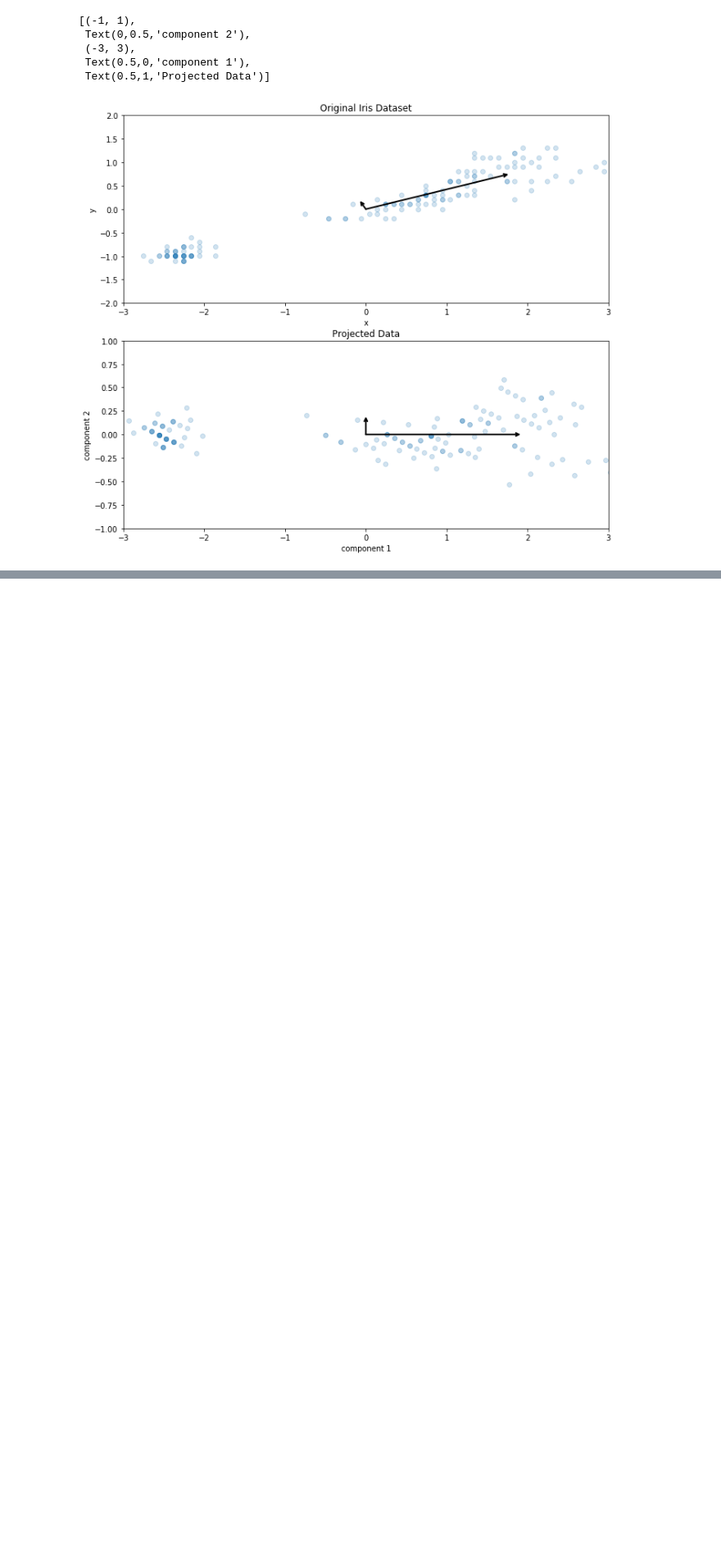
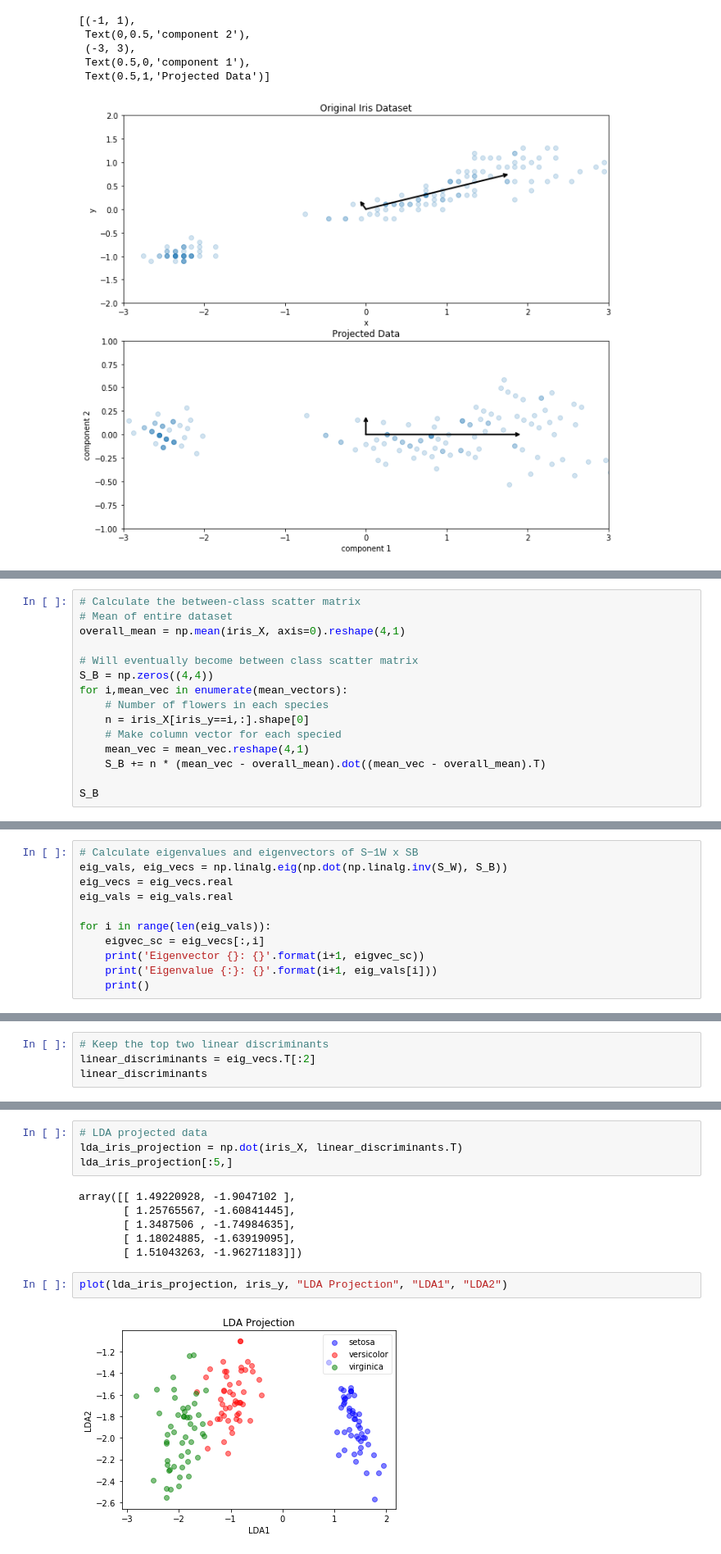
Before and after one commit to yungshun317/feature-transformation, a Jupyter notebook: the_iris_dataset.ipynb, the cells around one changed output, grey strips where cells are left out. Shown at 82% size. Drawn from its saved outputs; the diff is of its cells as text; blank space fills up the shorter version.

```diff
--- a/the_iris_dataset.ipynb
+++ b/the_iris_dataset.ipynb
@@ -445,0 +493,15 @@ ax[1].set(xlabel='component 1', ylabel='component 2',
+# %%
+# Calculate the between-class scatter matrix
+# Mean of entire dataset
+overall_mean = np.mean(iris_X, axis=0).reshape(4,1)
+
+# Will eventually become between class scatter matrix
+S_B = np.zeros((4,4))
+for i,mean_vec in enumerate(mean_vectors):
+    # Number of flowers in each species
+    n = iris_X[iris_y==i,:].shape[0]
+    # Make column vector for each specied
+    mean_vec = mean_vec.reshape(4,1)
+    S_B += n * (mean_vec - overall_mean).dot((mean_vec - overall_mean).T)
+
+S_B
@@ -445,0 +513,11 @@ ax[1].set(xlabel='component 1', ylabel='component 2',
+# %%
+# Calculate eigenvalues and eigenvectors of S−1W x SB
+eig_vals, eig_vecs = np.linalg.eig(np.dot(np.linalg.inv(S_W), S_B))
+eig_vecs = eig_vecs.real
+eig_vals = eig_vals.real
+
+for i in range(len(eig_vals)):
+    eigvec_sc = eig_vecs[:,i]
+    print('Eigenvector {}: {}'.format(i+1, eigvec_sc))
+    print('Eigenvalue {:}: {}'.format(i+1, eig_vals[i]))
+    print()
@@ -445,0 +536,4 @@ ax[1].set(xlabel='component 1', ylabel='component 2',
+# %%
+# Keep the top two linear discriminants
+linear_discriminants = eig_vecs.T[:2]
+linear_discriminants
@@ -445,0 +548,14 @@ ax[1].set(xlabel='component 1', ylabel='component 2',
+# %%
+# LDA projected data
+lda_iris_projection = np.dot(iris_X, linear_discriminants.T)
+lda_iris_projection[:5,]
+# %% [output]
+array([[ 1.49220928, -1.9047102 ],
+       [ 1.25765567, -1.60841445],
+       [ 1.3487506 , -1.74984635],
+       [ 1.18024885, -1.63919095],
+       [ 1.51043263, -1.96271183]])
+# %%
+plot(lda_iris_projection, iris_y, "LDA Projection", "LDA1", "LDA2")
+# %% [output]
+[figure, added]
```
Also changed, not shown: parts of 26 cells of this notebook.
